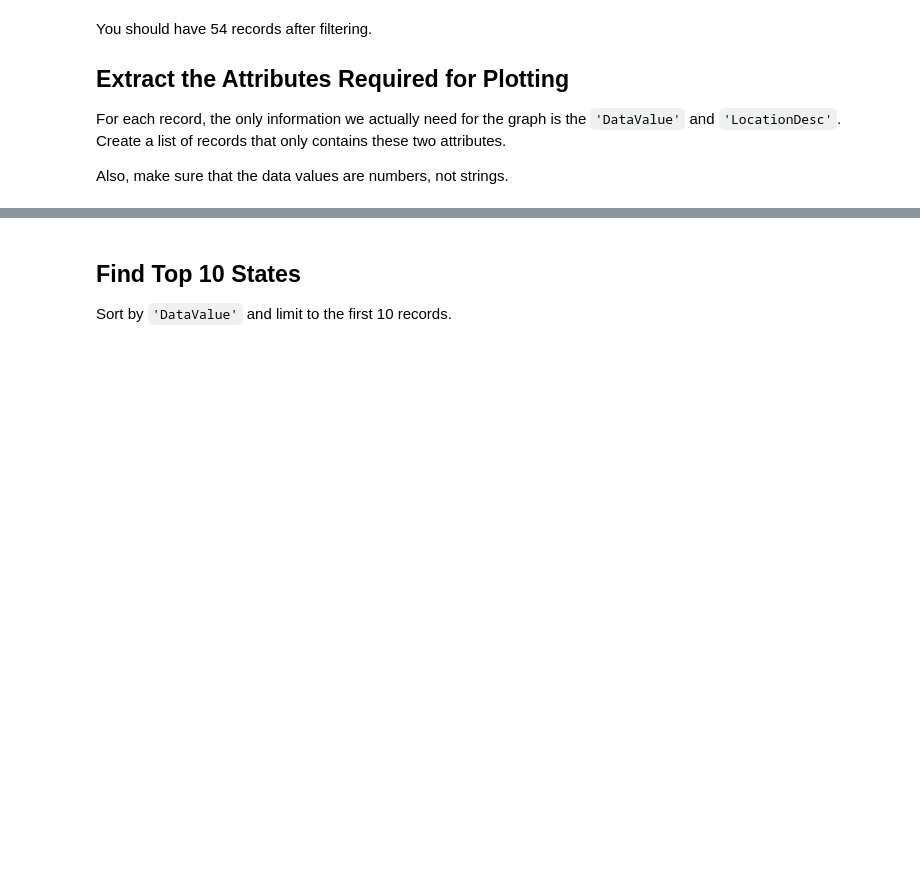
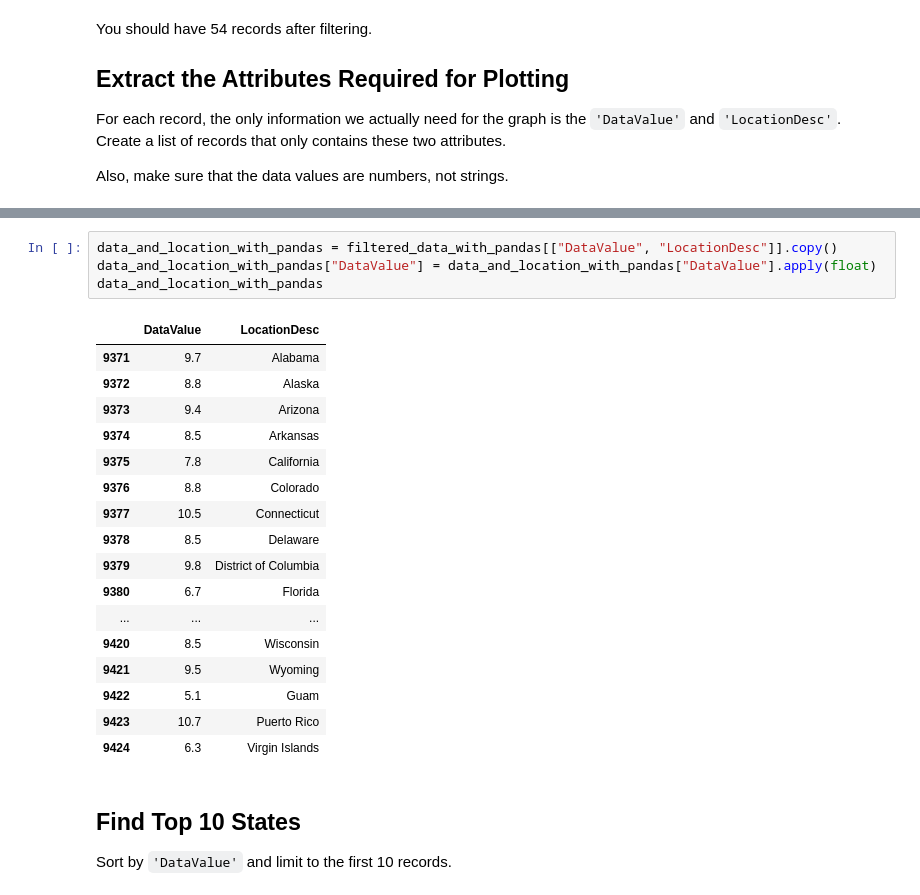
Before and after one commit to mlgvla/dsc-exploring-and-transforming-json-schemas-lab, a Jupyter notebook: index.ipynb, the cells around one changed output, grey strips where cells are left out. Cells and saved outputs as stored; diff of their text form; blank space fills up the shorter version.

```diff
--- a/index.ipynb
+++ b/index.ipynb
@@ -153,3 +245,25 @@ Also, make sure that the data values are numbers, not strings.
+# %%
+data_and_location_with_pandas = filtered_data_with_pandas[["DataValue", "LocationDesc"]].copy()
+data_and_location_with_pandas["DataValue"] = data_and_location_with_pandas["DataValue"].apply(float)
+data_and_location_with_pandas
+# %% [output]
+|  | DataValue | LocationDesc |
+| 9371 | 9.7 | Alabama |
+| 9372 | 8.8 | Alaska |
+| 9373 | 9.4 | Arizona |
+| 9374 | 8.5 | Arkansas |
+| 9375 | 7.8 | California |
+| 9376 | 8.8 | Colorado |
+| 9377 | 10.5 | Connecticut |
+| 9378 | 8.5 | Delaware |
+| 9379 | 9.8 | District of Columbia |
+| 9380 | 6.7 | Florida |
+| ... | ... | ... |
+| 9420 | 8.5 | Wisconsin |
+| 9421 | 9.5 | Wyoming |
+| 9422 | 5.1 | Guam |
+| 9423 | 10.7 | Puerto Rico |
+| 9424 | 6.3 | Virgin Islands |
 # %% [markdown]
 ## Find Top 10 States
 
```
Also changed, not shown: parts of 11 cells of this notebook.
